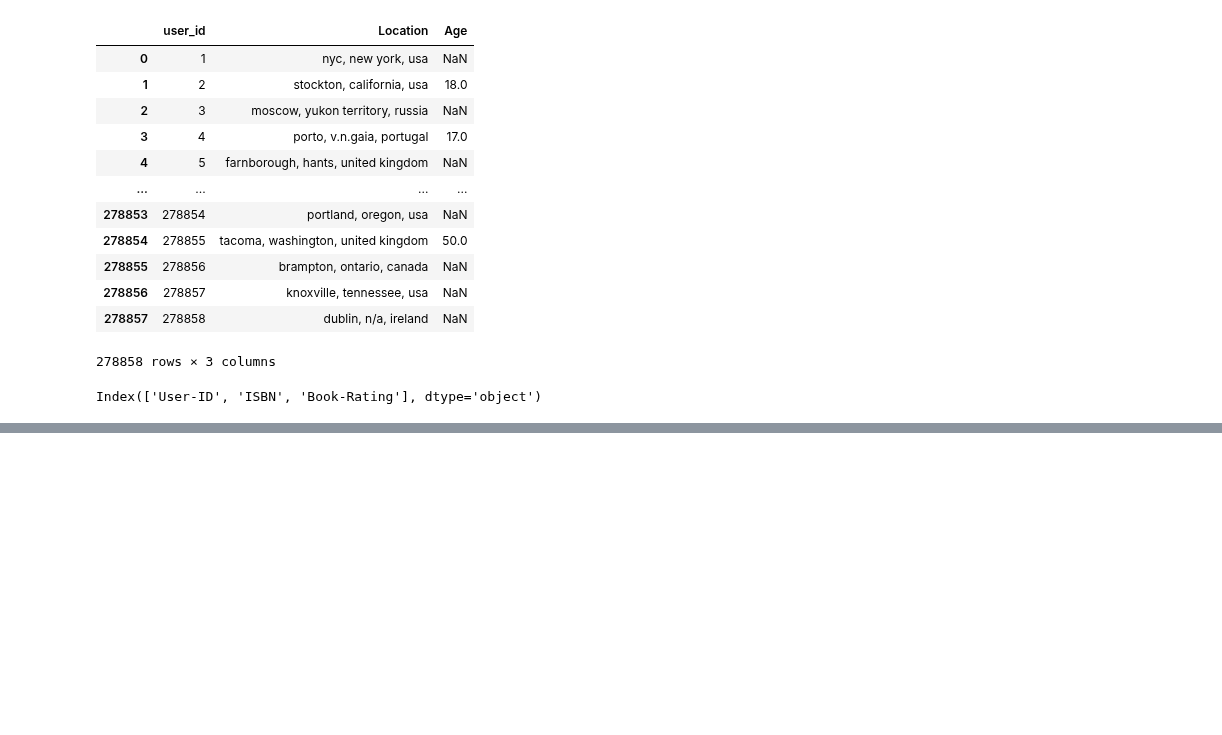
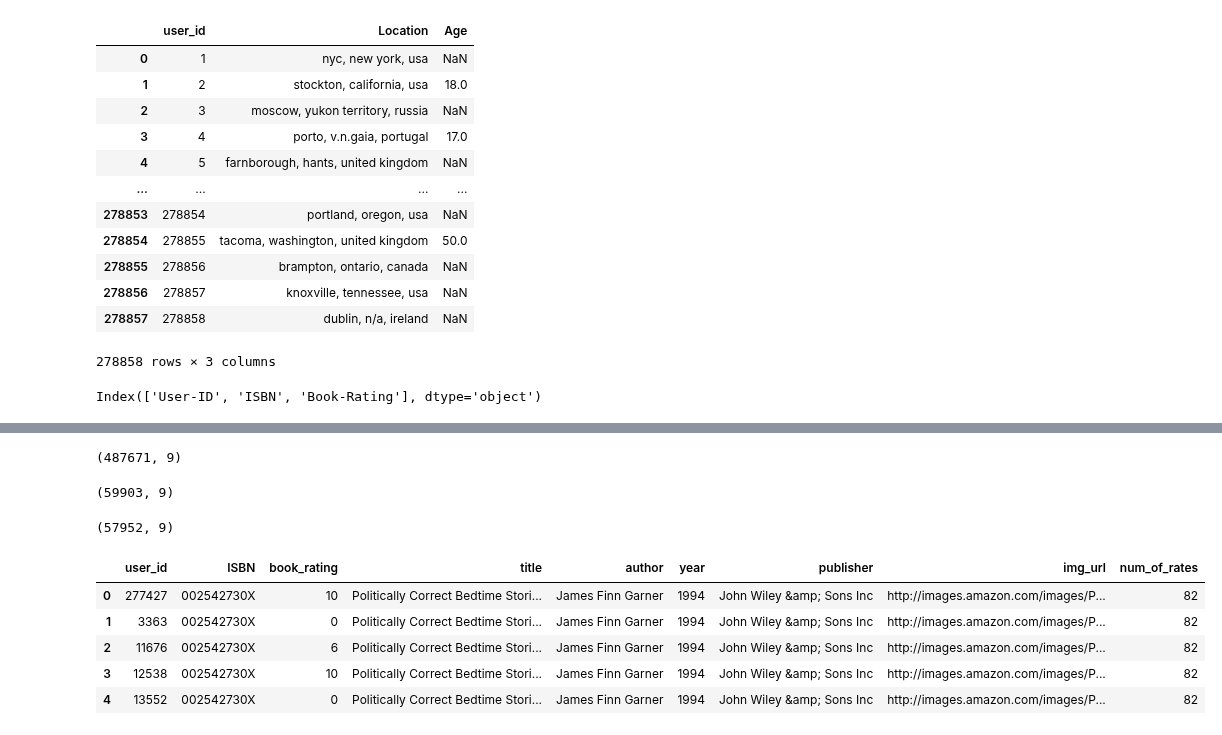
Before and after one commit to papito111/PYTHON_KURSY, a Jupyter notebook: python/Jupyter_nauka/Projekty/8_Book_recomendation/Book_recomendation.ipynb, the cells around one changed output, grey strips where cells are left out. Saved outputs shown, nothing was run; the diff lists cells and outputs as text; code cells hidden in the pictures; blank space fills up the shorter version.

```diff
--- a/python/Jupyter_nauka/Projekty/8_Book_recomendation/Book_recomendation.ipynb
+++ b/python/Jupyter_nauka/Projekty/8_Book_recomendation/Book_recomendation.ipynb
@@ -120,0 +150,27 @@ x[x]
+# %%
+num_rating = rating_with_books.groupby('title')['book_rating'].count().reset_index()
+num_rating = num_rating.rename(columns={'book_rating':'num_of_rates'})
+# %%
+final = rating_with_books.merge(num_rating,on='title')
+final.shape
+# %% [output]
+(487671, 9)
+# %%
+final = final[final['num_of_rates']>50]
+final.shape
+# %% [output]
+(59903, 9)
+# %%
+final.drop_duplicates(['title','user_id'],inplace=True)
+final.shape
+# %% [output]
+(57952, 9)
+# %%
+final.head()
+# %% [output]
+|  | user_id | ISBN | book_rating | title | author | year | publisher | img_url | num_of_rates |
+| 0 | 277427 | 002542730X | 10 | Politically Correct Bedtime Stori... | James Finn Garner | 1994 | John Wiley &amp; Sons Inc | http://images.amazon.com/images/P... | 82 |
+| 1 | 3363 | 002542730X | 0 | Politically Correct Bedtime Stori... | James Finn Garner | 1994 | John Wiley &amp; Sons Inc | http://images.amazon.com/images/P... | 82 |
+| 2 | 11676 | 002542730X | 6 | Politically Correct Bedtime Stori... | James Finn Garner | 1994 | John Wiley &amp; Sons Inc | http://images.amazon.com/images/P... | 82 |
+| 3 | 12538 | 002542730X | 10 | Politically Correct Bedtime Stori... | James Finn Garner | 1994 | John Wiley &amp; Sons Inc | http://images.amazon.com/images/P... | 82 |
+| 4 | 13552 | 002542730X | 0 | Politically Correct Bedtime Stori... | James Finn Garner | 1994 | John Wiley &amp; Sons Inc | http://images.amazon.com/images/P... | 82 |
```
Also changed, not shown: parts of 7 cells of this notebook.
